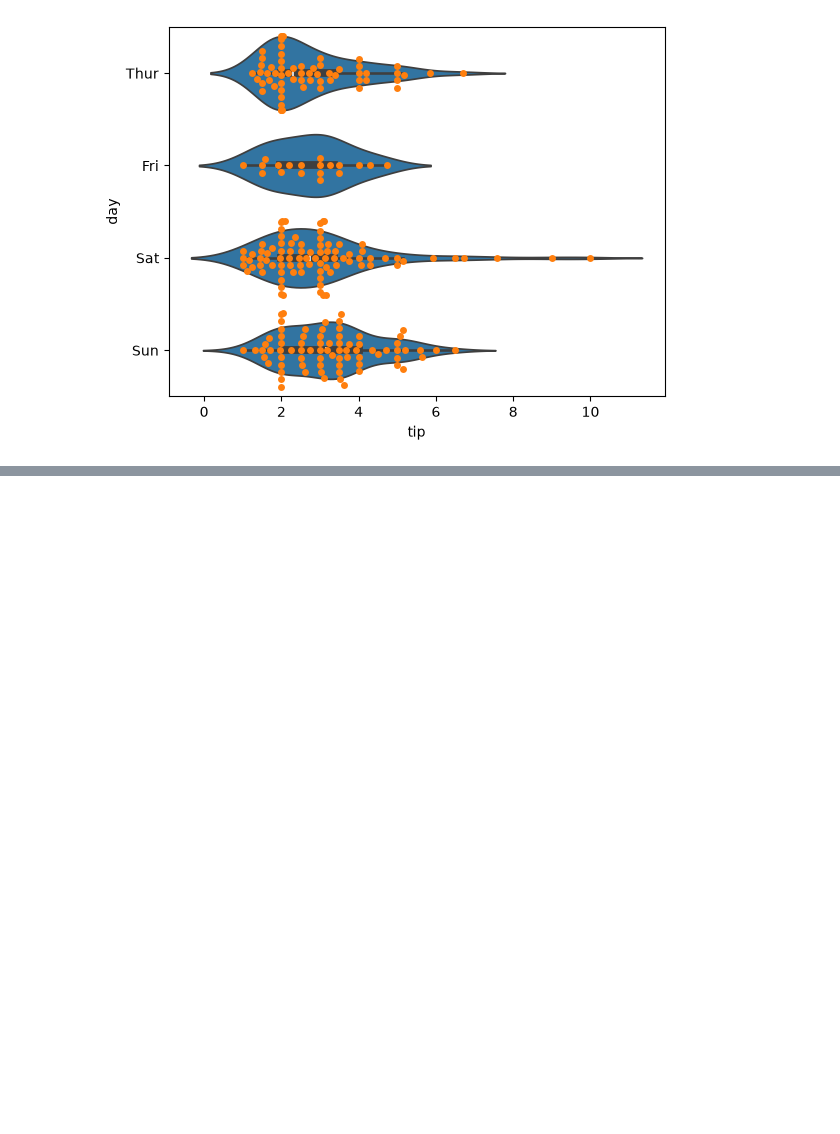
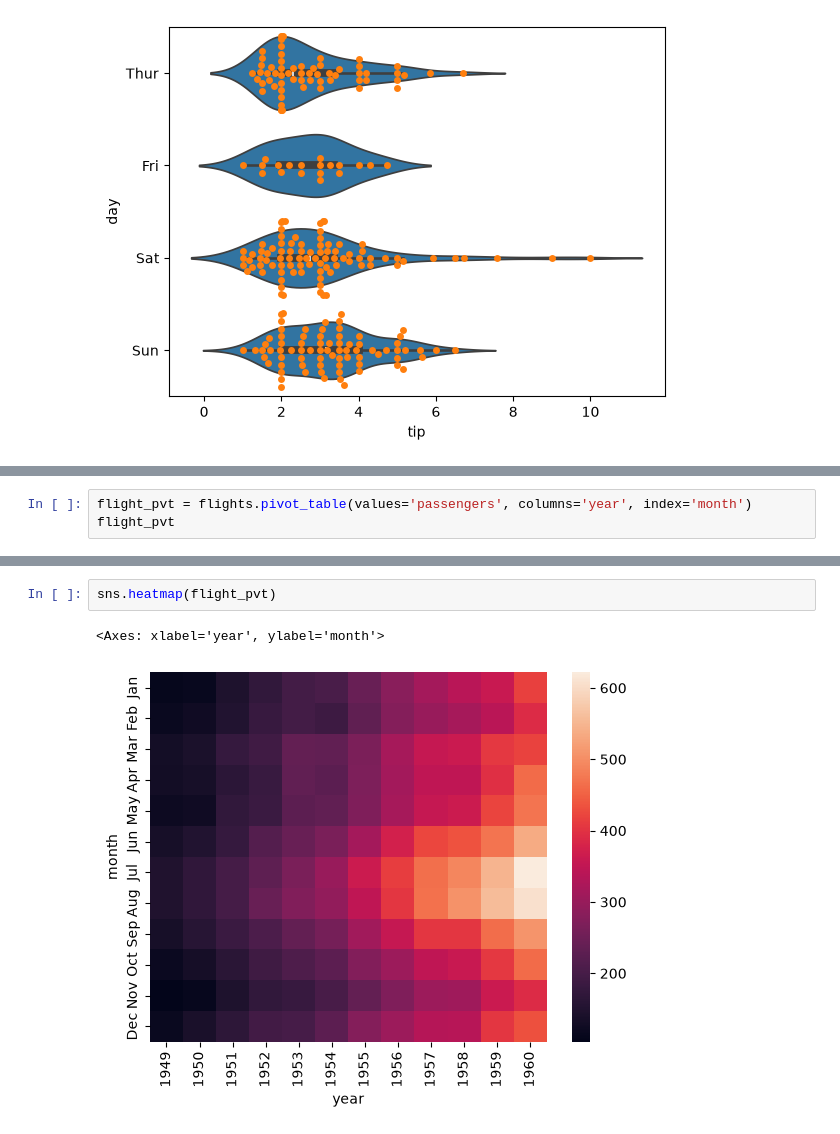
Before and after one commit to dhvanitsavani/Python-AI, a Jupyter notebook: Visualizations/basics.ipynb, the cells around one changed output, grey strips where cells are left out. Cells and saved outputs as stored; diff of their text form; blank space fills up the shorter version.

```diff
--- a/Visualizations/basics.ipynb
+++ b/Visualizations/basics.ipynb
@@ -276,0 +339,3 @@ sns.swarmplot(x= 'tip',y = 'day',data = df)
+# %%
+flight_pvt = flights.pivot_table(values='passengers', columns='year', index='month')
+flight_pvt
@@ -276,0 +357,5 @@ sns.swarmplot(x= 'tip',y = 'day',data = df)
+# %%
+sns.heatmap(flight_pvt)
+# %% [output]
+<Axes: xlabel='year', ylabel='month'>
+[figure, added]
```
Also changed, not shown: parts of 20 cells of this notebook, 1 other file.
